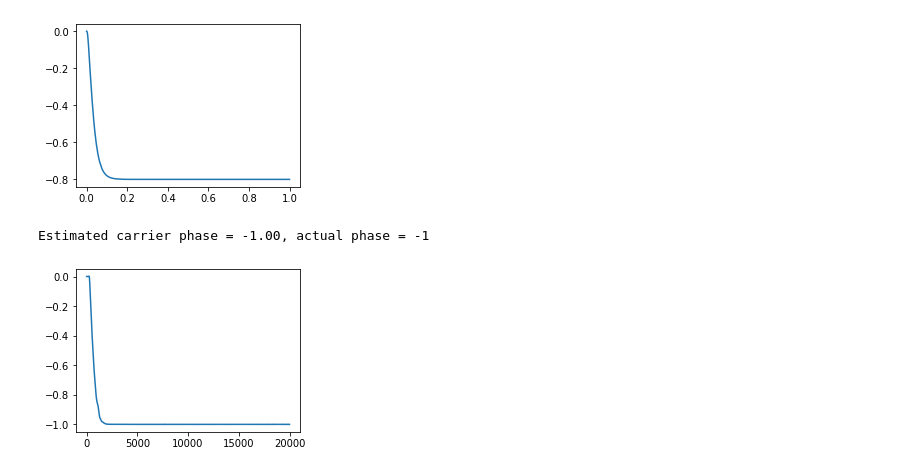
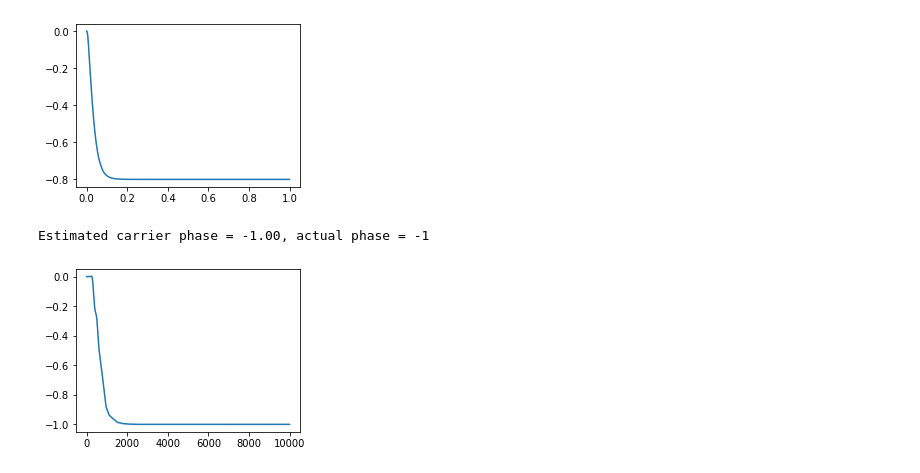
Before and after one commit to mohantyk/srd, a Jupyter notebook: Chap10.ipynb, the cells around one changed output. Drawn from its saved outputs; the diff is of its cells as text; code cells hidden in the pictures.

```diff
--- a/Chap10.ipynb
+++ b/Chap10.ipynb
@@ -203,11 +203,11 @@ array([-0.7999, -0.8   , -0.8   , -0.8   , -0.8   ])
 [figure]
 # %%
 # Ex 10.14
-theta_suppressed_carrier = pll(preprocessed[:20000], 1000, 0.0001, psi=bpf_phase);
+theta_suppressed_carrier = pll(preprocessed[:10000], 1000, 0.0001, psi=bpf_phase);
 
 plt.plot(theta_suppressed_carrier);
 final_phase_est = theta_suppressed_carrier[-1]
 print(f'Estimated carrier phase = {final_phase_est:.2f}, actual phase = -1')
 # %% [output]
 Estimated carrier phase = -1.00, actual phase = -1
-[figure, old version]
+[figure, new version]
```
Also changed, not shown: parts of 6 cells of this notebook, 1 other file.
